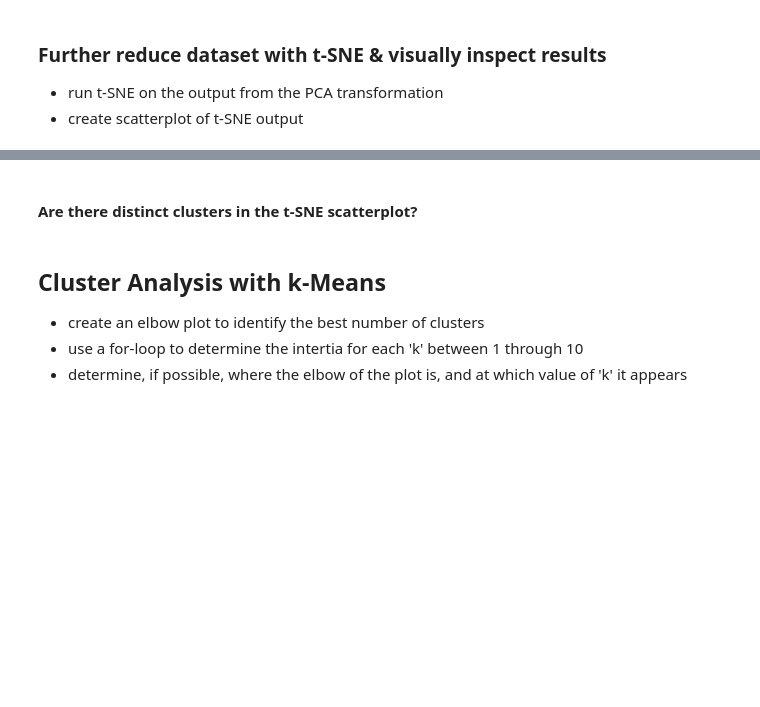
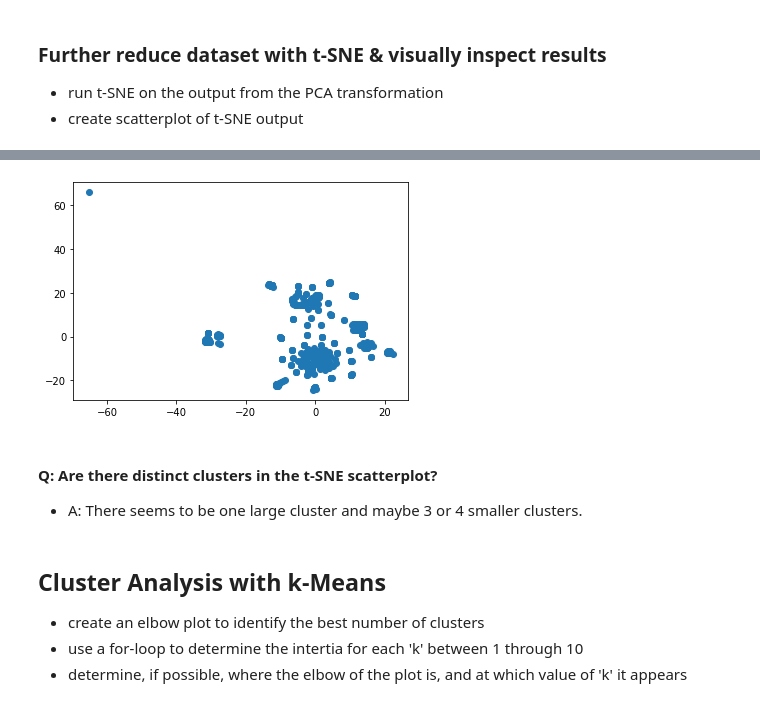
Before and after one commit to juliemcbaker/crypto_clusters, a Jupyter notebook: cluster_crypto.ipynb, the cells around one changed output, grey strips where cells are left out. Cells and saved outputs as stored; diff of their text form; code cells hidden in the pictures; blank space fills up the shorter version.

```diff
--- a/cluster_crypto.ipynb
+++ b/cluster_crypto.ipynb
@@ -198,3 +198,7 @@ crypto_pca.shape
 ### Further reduce dataset with t-SNE & visually inspect results
 * run t-SNE on the output from the PCA transformation
 * create scatterplot of t-SNE output
+# %%
+from sklearn.manifold import TSNE
+# Initialize t-SNE model
+tsne = TSNE()
@@ -200,0 +209,4 @@ crypto_pca.shape
+# %%
+# Create a new dataframe for t-SNE
+crypto_pca_df=pd.DataFrame(crypto_pca)
+crypto_pca_df.head()
@@ -200,0 +221,4 @@ crypto_pca.shape
+# %%
+# Reduce dimensions
+tsne_features = tsne.fit_transform(crypto_pca_df)
+tsne_features.shape
@@ -201,5 +254,20 @@ crypto_pca.shape
+# %%
+# Prepare to plot the dataset
+
+# The first column of transformed features
+crypto_pca_df['x'] = tsne_features[:,0]
+
+# The second column of transformed features
+crypto_pca_df['y'] = tsne_features[:,1]
+# %%
+# Visualize the clusters
+plt.scatter(crypto_pca_df['x'], crypto_pca_df['y'])
+plt.show()
+# %% [output]
+[figure, added]
 # %% [markdown]
-#### Are there distinct clusters in the t-SNE scatterplot?
+#### Q: Are there distinct clusters in the t-SNE scatterplot?
+* A: There seems to be one large cluster and maybe 3 or 4 smaller clusters.
 # %% [markdown]
 ## Cluster Analysis with k-Means
 * create an elbow plot to identify the best number of clusters
```
Also changed, not shown: parts of 5 cells of this notebook.
